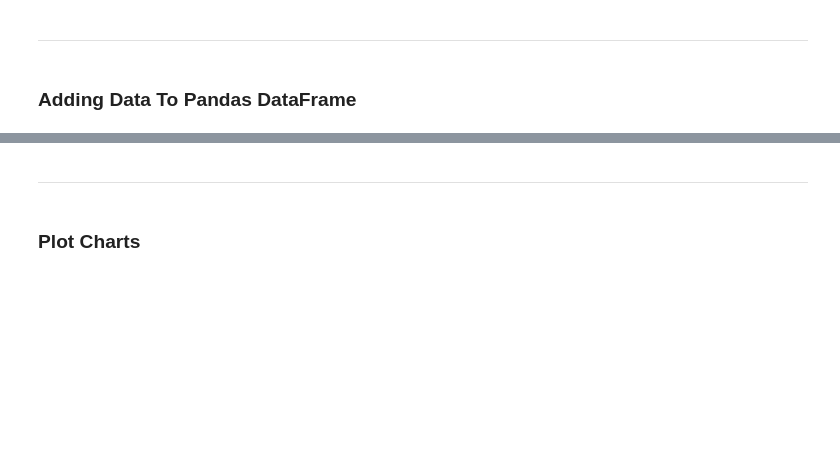
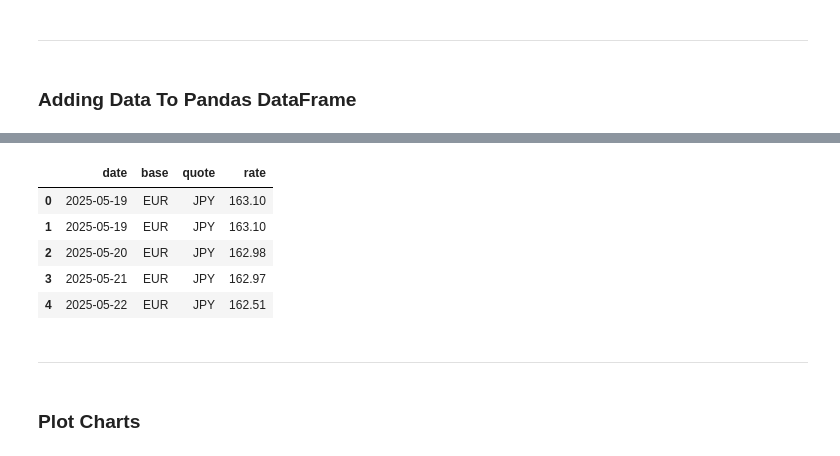
Before and after one commit to lucahindelang/CurrencyExchange, a Jupyter notebook: index.ipynb, the cells around one changed output, grey strips where cells are left out. Drawn from its saved outputs; the diff is of its cells as text; code cells hidden in the pictures; blank space fills up the shorter version.

```diff
--- a/index.ipynb
+++ b/index.ipynb
@@ -100,3 +125,12 @@ df_quote_base.head()
+# %%
+df_eur_jpy.head()
+# %% [output]
+|  | date | base | quote | rate |
+| 0 | 2025-05-19 | EUR | JPY | 163.10 |
+| 1 | 2025-05-19 | EUR | JPY | 163.10 |
+| 2 | 2025-05-20 | EUR | JPY | 162.98 |
+| 3 | 2025-05-21 | EUR | JPY | 162.97 |
+| 4 | 2025-05-22 | EUR | JPY | 162.51 |
 # %% [markdown]
 ---
 # %% [markdown]
```
Also changed, not shown: parts of 31 cells of this notebook, 1 other file.
